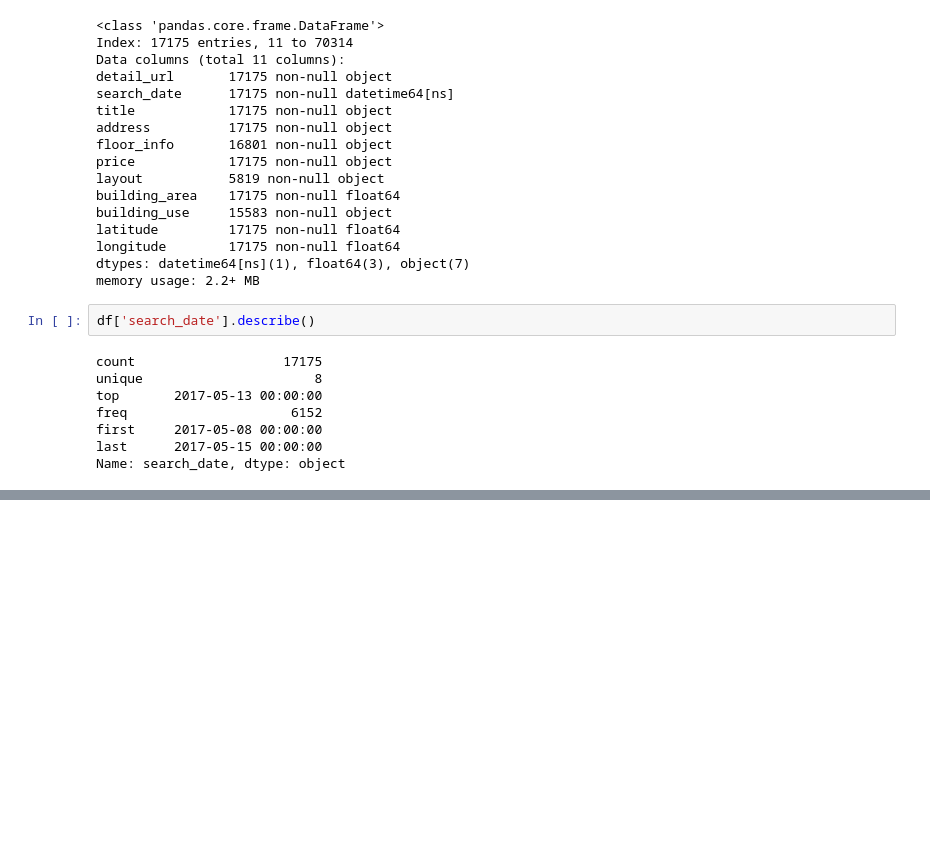
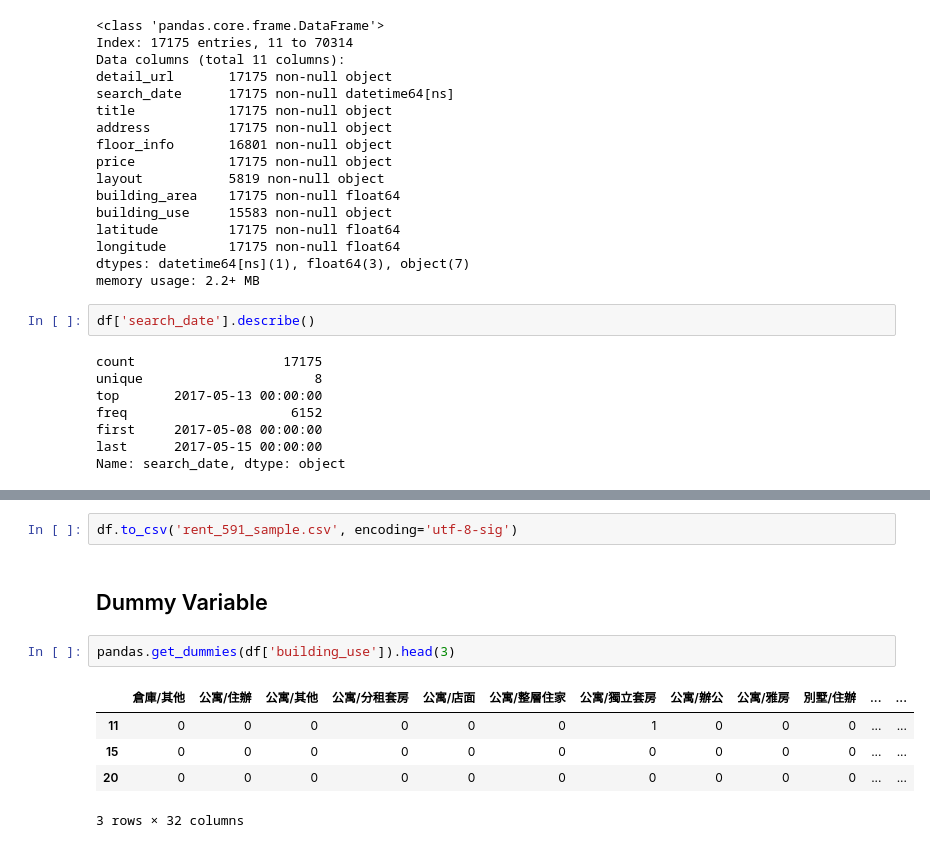
Before and after one commit to ywchiu/cathaybkpython, a Jupyter notebook: Demo20181204.ipynb, the cells around one changed output, grey strips where cells are left out. Drawn from its saved outputs; the diff is of its cells as text; blank space fills up the shorter version.

```diff
--- a/Demo20181204.ipynb
+++ b/Demo20181204.ipynb
@@ -1284,3 +1284,15 @@ df[df['search_date'] > '2017-05-10'].head(3)
 | 11 | https://rent.591.com.tw/rent-deta... | 2017-05-14 | 政大靜巷優質(女)套房，可住雙人 | 台北市文山區指南路二段 | 5F/5F | 10,000元/月 | NaN | 6.00 | 公寓/獨立套房 | ... |
 | 15 | https://rent.591.com.tw/rent-deta... | 2017-05-14 | 台北市北投新民路捷運溫泉78坪雙拼美廈 | 台北市北投區新民路 | 2F/9F | 25,000元/月 | 4房3廳3衛3陽臺 | 78.00 | 電梯大樓/整層住家 | ... |
 | 20 | https://rent.591.com.tw/rent-deta... | 2017-05-13 | 小巨捷運敦化學區樓中樓可三代同堂兼辦公 | 台北市松山區北寧路 | 5F/7F | 70,000元/月 | 7房2廳2衛1陽臺 | 66.35 | 電梯大樓/整層住家 | ... |
+# %%
+df.to_csv('rent_591_sample.csv', encoding='utf-8-sig')
+# %% [markdown]
+## Dummy Variable
+# %%
+pandas.get_dummies(df['building_use']).head(3)
+# %% [output]
+|  | 倉庫/其他 | 公寓/住辦 | 公寓/其他 | 公寓/分租套房 | 公寓/店面 | 公寓/整層住家 | 公寓/獨立套房 | 公寓/辦公 | 公寓/雅房 | 別墅/住辦 | ... | ... |
+| 11 | 0 | 0 | 0 | 0 | 0 | 0 | 1 | 0 | 0 | 0 | ... | ... |
+| 15 | 0 | 0 | 0 | 0 | 0 | 0 | 0 | 0 | 0 | 0 | ... | ... |
+| 20 | 0 | 0 | 0 | 0 | 0 | 0 | 0 | 0 | 0 | 0 | ... | ... |
+3 rows × 32 columns
```
Also changed, not shown: parts of 61 cells of this notebook.
